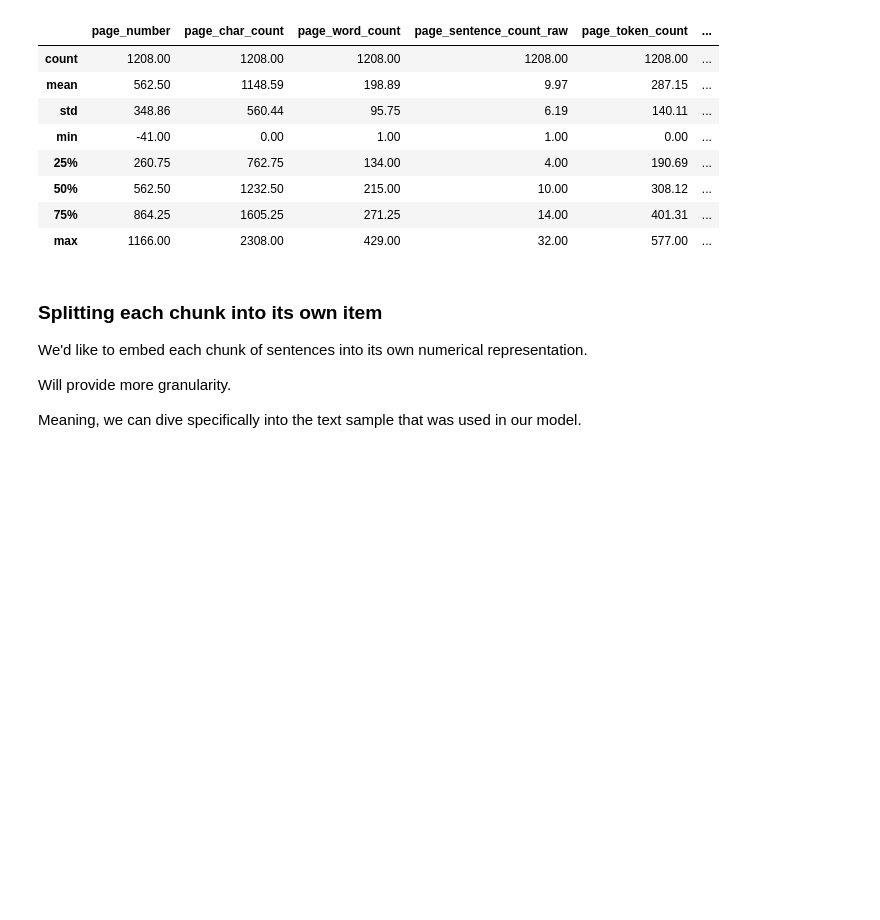
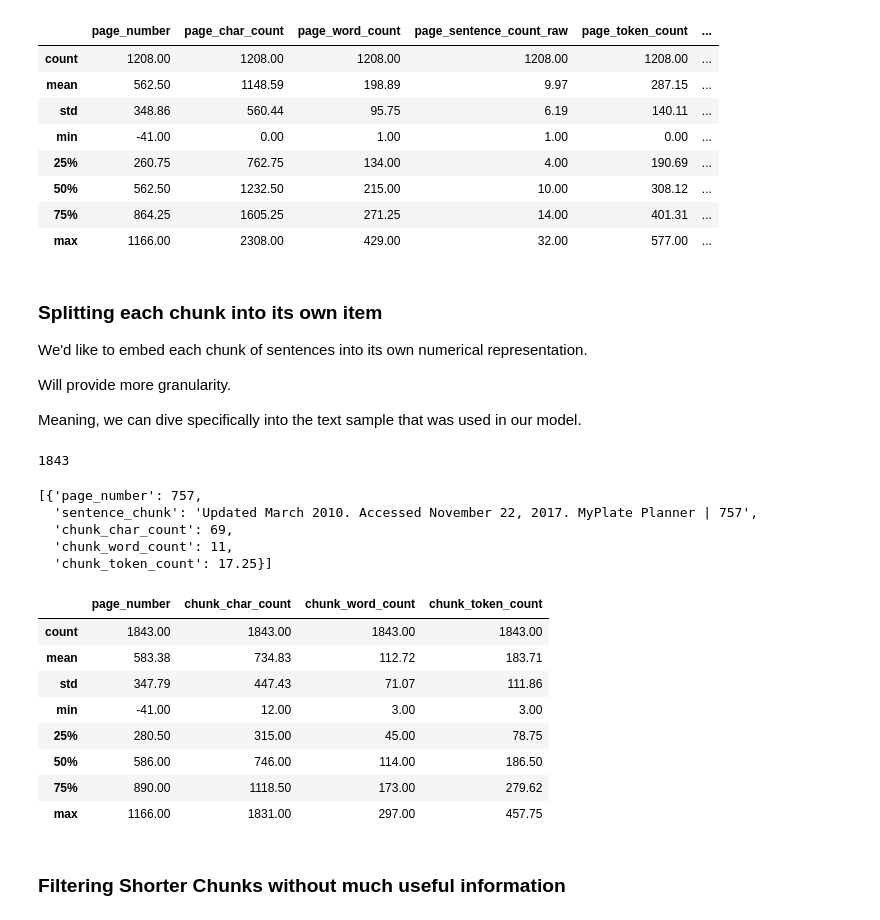
Before and after one commit to umer-un/rag_model_torch, a Jupyter notebook: rag_main.ipynb, the cells around one changed output. Cells and saved outputs as stored; diff of their text form; code cells hidden in the pictures; blank space fills up the shorter version.

Commit message:
Filtering shorter chunks without useful info

```diff
--- a/rag_main.ipynb
+++ b/rag_main.ipynb
@@ -290,5 +292,42 @@ for item in tqdm(pages_and_texts):
         chunk_dict["page_number"] = item["page_number"]
 
         # Join the sentences together into a paragraph-like , aka join the list of sentences into one paragraph
-        joined_sentence_chunk = "".join(sentence_chunk).replace(" ", " ").strip()
-        # joined_sentence_chunk =
+        joined_sentence_chunk = "".join(sentence_chunk).replace("  ", " ").strip()
+        joined_sentence_chunk = re.sub(r'\.([A-Z])', r'. \1', joined_sentence_chunk) # ".A" => ". A" (will work for any capital letter)
+
+        chunk_dict["sentence_chunk"] = joined_sentence_chunk
+
+
+        # Get some stats on our chunks
+        chunk_dict["chunk_char_count"] = len(joined_sentence_chunk)
+        chunk_dict["chunk_word_count"] = len([word for word in joined_sentence_chunk.split(" ")])
+        chunk_dict["chunk_token_count"] = len(joined_sentence_chunk) / 4 # 1 token = ~4 chars
+
+        pages_and_chunks.append(chunk_dict)
+
+len(pages_and_chunks)
+# %% [output]
+1843
+# %%
+random.sample(pages_and_chunks, k=1)
+# %% [output]
+[{'page_number': 757,
+  'sentence_chunk': 'Updated March 2010. Accessed November 22, 2017. MyPlate Planner | 757',
+  'chunk_char_count': 69,
+  'chunk_word_count': 11,
+  'chunk_token_count': 17.25}]
+# %%
+df = pd.DataFrame(pages_and_chunks)
+df.describe().round(2)
+# %% [output]
+|  | page_number | chunk_char_count | chunk_word_count | chunk_token_count |
+| count | 1843.00 | 1843.00 | 1843.00 | 1843.00 |
+| mean | 583.38 | 734.83 | 112.72 | 183.71 |
+| std | 347.79 | 447.43 | 71.07 | 111.86 |
+| min | -41.00 | 12.00 | 3.00 | 3.00 |
+| 25% | 280.50 | 315.00 | 45.00 | 78.75 |
+| 50% | 586.00 | 746.00 | 114.00 | 186.50 |
+| 75% | 890.00 | 1118.50 | 173.00 | 279.62 |
+| max | 1166.00 | 1831.00 | 297.00 | 457.75 |
+# %% [markdown]
+### Filtering Shorter Chunks without much useful information
```
Also changed, not shown: parts of 5 cells of this notebook.
